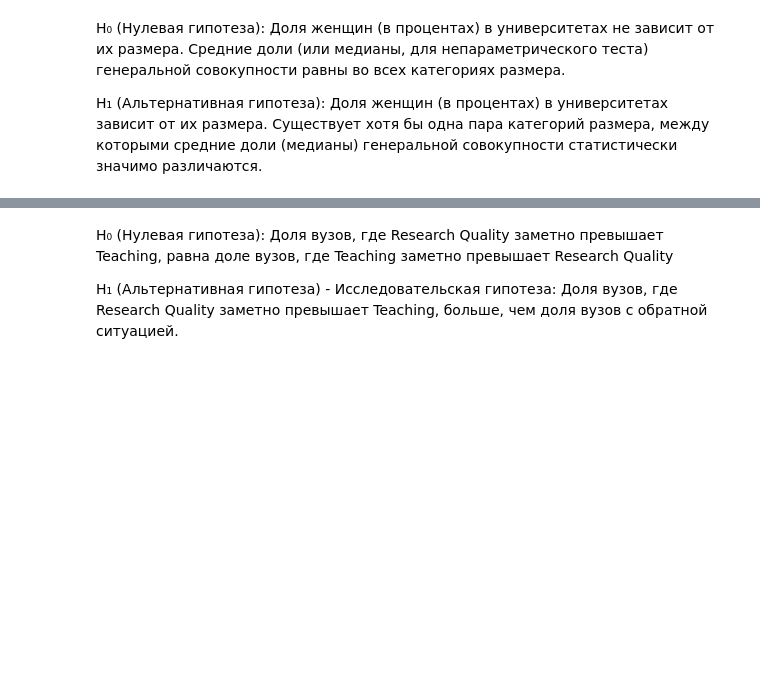
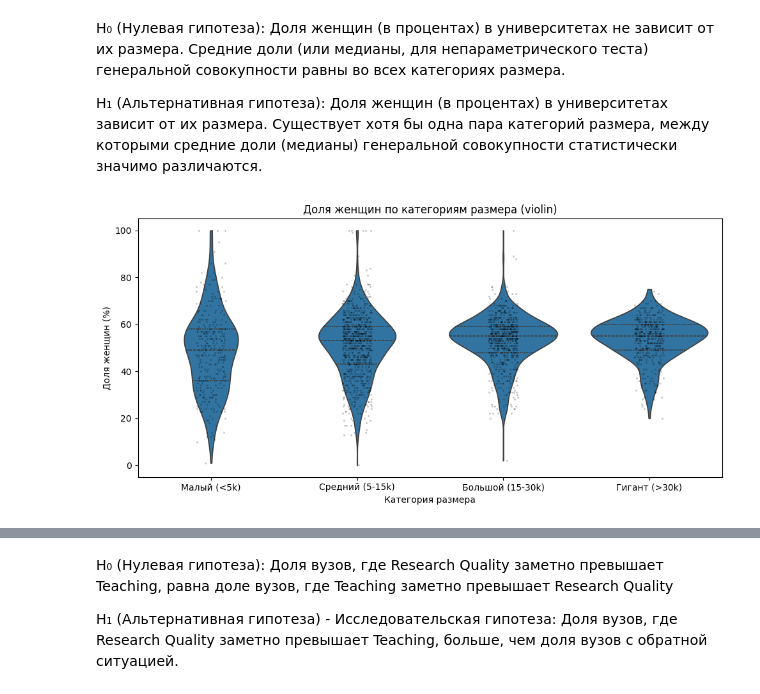
Before and after one commit to himanahah/hse_python_project_3, a Jupyter notebook: analytics/test_hyp.ipynb, the cells around one changed output, grey strips where cells are left out. Drawn from its saved outputs; the diff is of its cells as text; code cells hidden in the pictures; blank space fills up the shorter version.

```diff
--- a/analytics/test_hyp.ipynb
+++ b/analytics/test_hyp.ipynb
@@ -4,3 +6,28 @@
 H₀ (Нулевая гипотеза): Доля женщин (в процентах) в университетах не зависит от их размера. Средние доли (или медианы, для непараметрического теста) генеральной совокупности равны во всех категориях размера.
 
 H₁ (Альтернативная гипотеза): Доля женщин (в процентах) в университетах зависит от их размера. Существует хотя бы одна пара категорий размера, между которыми средние доли (медианы) генеральной совокупности статистически значимо различаются.
+# %%
+import pandas as pd
+import seaborn as sns
+import matplotlib.pyplot as plt
+
+df = pd.read_csv('/Users/anastasiahimic/Desktop/hse_python_project_3/analytics/MAIN.csv')
+
+df_size = df[['No. of FTE students', 'Female_share']].dropna()
+
+df_size['Size_Category'] = pd.cut(
+    df_size['No. of FTE students'],
+    bins=[0, 5000, 15000, 30000, 1000000],
+    labels=['Малый (<5k)', 'Средний (5-15k)', 'Большой (15-30k)', 'Гигант (>30k)']
+)
+
+plt.figure(figsize=(10,5))
+sns.violinplot(data=df_size, x='Size_Category', y='Female_share', inner='quart', cut=0)
+sns.stripplot(data=df_size, x='Size_Category', y='Female_share', color='black', alpha=0.25, size=2)
+plt.xlabel('Категория размера')
+plt.ylabel('Доля женщин (%)')
+plt.title('Доля женщин по категориям размера (violin)')
+plt.tight_layout()
+plt.show()
+# %% [output]
+[figure, added]
```
Also changed, not shown: parts of 7 cells of this notebook.
